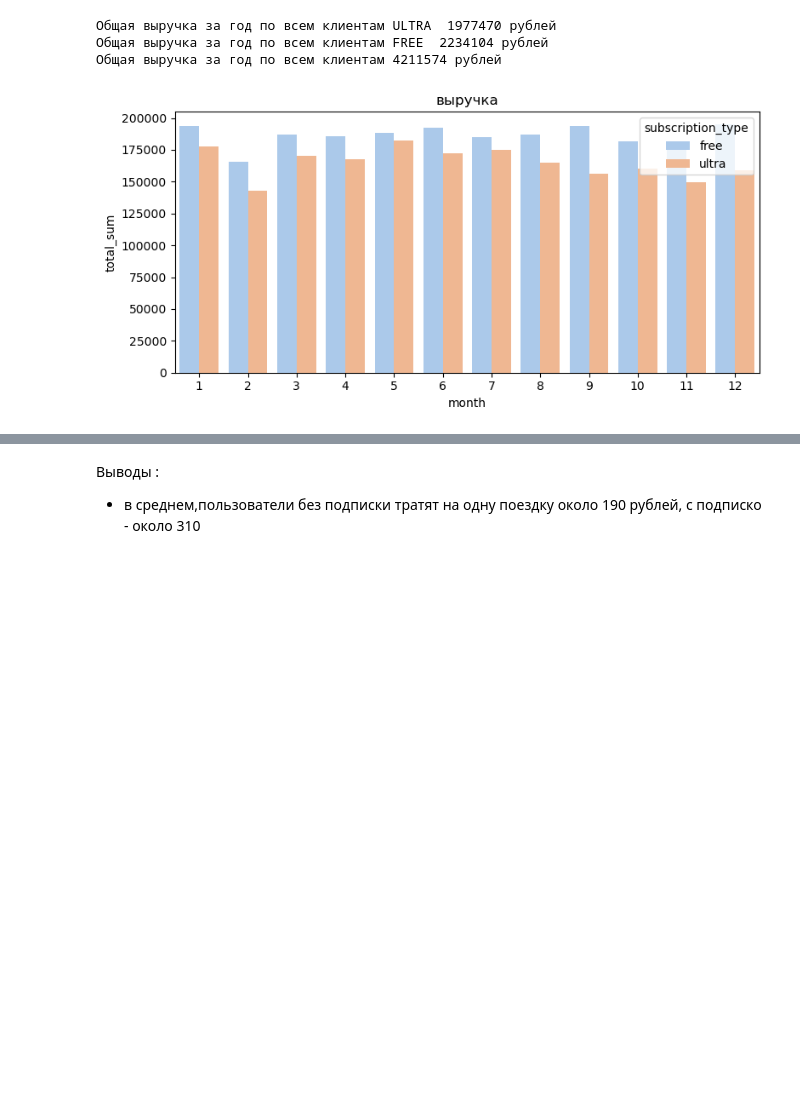
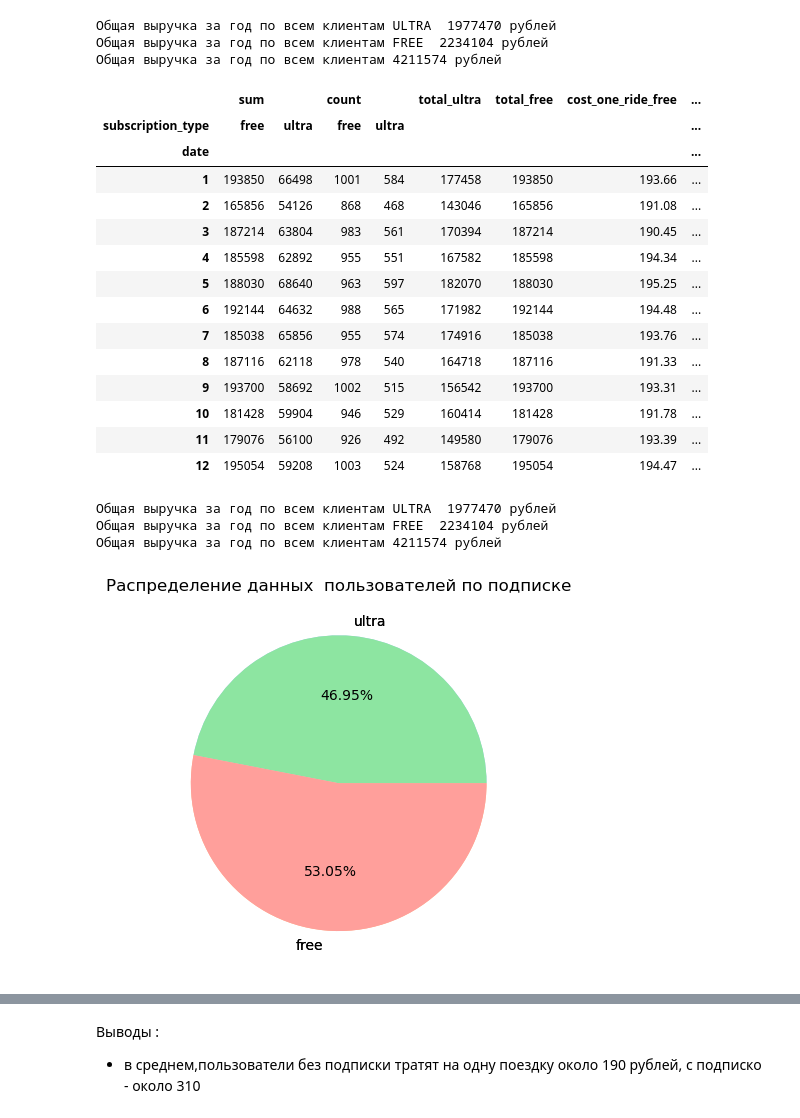
Before and after one commit to Mihail-Chr/projects, a Jupyter notebook: A_B_test/bycicle_A_B_test.ipynb, the cells around one changed output, grey strips where cells are left out. Drawn from its saved outputs; the diff is of its cells as text; code cells hidden in the pictures; blank space fills up the shorter version.

```diff
--- a/A_B_test/bycicle_A_B_test.ipynb
+++ b/A_B_test/bycicle_A_B_test.ipynb
@@ -405,11 +401,49 @@ print ('\033[1m'+'Общая выручка за год по всем клиен
 Общая выручка за год по всем клиентам ULTRA  1977470 рублей
 Общая выручка за год по всем клиентам FREE  2234104 рублей
 Общая выручка за год по всем клиентам 4211574 рублей
-# %%
-plt.figure(figsize=(8, 4))
-plt.title('выручка')
-sns.barplot(x= 'month', y='total_sum', data=data_cm,hue ='subscription_type')
-plt.tight_layout()
-plt.show()
-# %% [output]
-[figure, removed]
+# %%
+fee = 190
+df_total['ride_cost'] = df_total['duration'] * df_total['minute_price'] + df_total['start_ride_price']
+
+monthly = df_total.groupby([df_total['date'].dt.month, 'subscription_type'])['ride_cost'].agg(['sum','count']).unstack()
+monthly['total_ultra'] = monthly['sum']['ultra'] + monthly['count']['ultra']*fee
+monthly['total_free'] = monthly['sum']['free']
+monthly['cost_one_ride_free'] = monthly['total_free']/monthly['count']['free']
+monthly['cost_one_ride_ultra'] = monthly['total_ultra']/monthly['count']['ultra']
+
+# стоимость подписки
+display(monthly)
+tot_ultra = monthly['total_ultra'].sum()
+tot_free = monthly['total_free'].sum()
+tot_all = tot_ultra + tot_free
+print ('\033[1m'+'Общая выручка за год по всем клиентам ULTRA ', tot_ultra,'рублей' +'\033[0m')
+print ('\033[1m'+'Общая выручка за год по всем клиентам FREE ',tot_free,'рублей' +'\033[0m')
+print ('\033[1m'+'Общая выручка за год по всем клиентам',tot_all,'рублей' +'\033[0m')
+
+fig, ax = plt.subplots()
+labels = 'ultra', 'free'
+sizes = [tot_ultra ,tot_free]
+ax.pie(sizes, labels=labels, autopct='%1.2f%%')
+ax.pie(sizes, labels=labels)
+ax.set_title('Распределение данных  пользователей по подписке')
+plt.show()
+# %% [output]
+|  | sum |  | count |  | total_ultra | total_free | cost_one_ride_free | ... |
+| subscription_type | free | ultra | free | ultra |  |  |  | ... |
+| date |  |  |  |  |  |  |  | ... |
+| 1 | 193850 | 66498 | 1001 | 584 | 177458 | 193850 | 193.66 | ... |
+| 2 | 165856 | 54126 | 868 | 468 | 143046 | 165856 | 191.08 | ... |
+| 3 | 187214 | 63804 | 983 | 561 | 170394 | 187214 | 190.45 | ... |
+| 4 | 185598 | 62892 | 955 | 551 | 167582 | 185598 | 194.34 | ... |
+| 5 | 188030 | 68640 | 963 | 597 | 182070 | 188030 | 195.25 | ... |
+| 6 | 192144 | 64632 | 988 | 565 | 171982 | 192144 | 194.48 | ... |
+| 7 | 185038 | 65856 | 955 | 574 | 174916 | 185038 | 193.76 | ... |
+| 8 | 187116 | 62118 | 978 | 540 | 164718 | 187116 | 191.33 | ... |
+| 9 | 193700 | 58692 | 1002 | 515 | 156542 | 193700 | 193.31 | ... |
+| 10 | 181428 | 59904 | 946 | 529 | 160414 | 181428 | 191.78 | ... |
+| 11 | 179076 | 56100 | 926 | 492 | 149580 | 179076 | 193.39 | ... |
+| 12 | 195054 | 59208 | 1003 | 524 | 158768 | 195054 | 194.47 | ... |
+Общая выручка за год по всем клиентам ULTRA  1977470 рублей
+Общая выручка за год по всем клиентам FREE  2234104 рублей
+Общая выручка за год по всем клиентам 4211574 рублей
+[figure, added]
```
Also changed, not shown: parts of 10 cells of this notebook.
